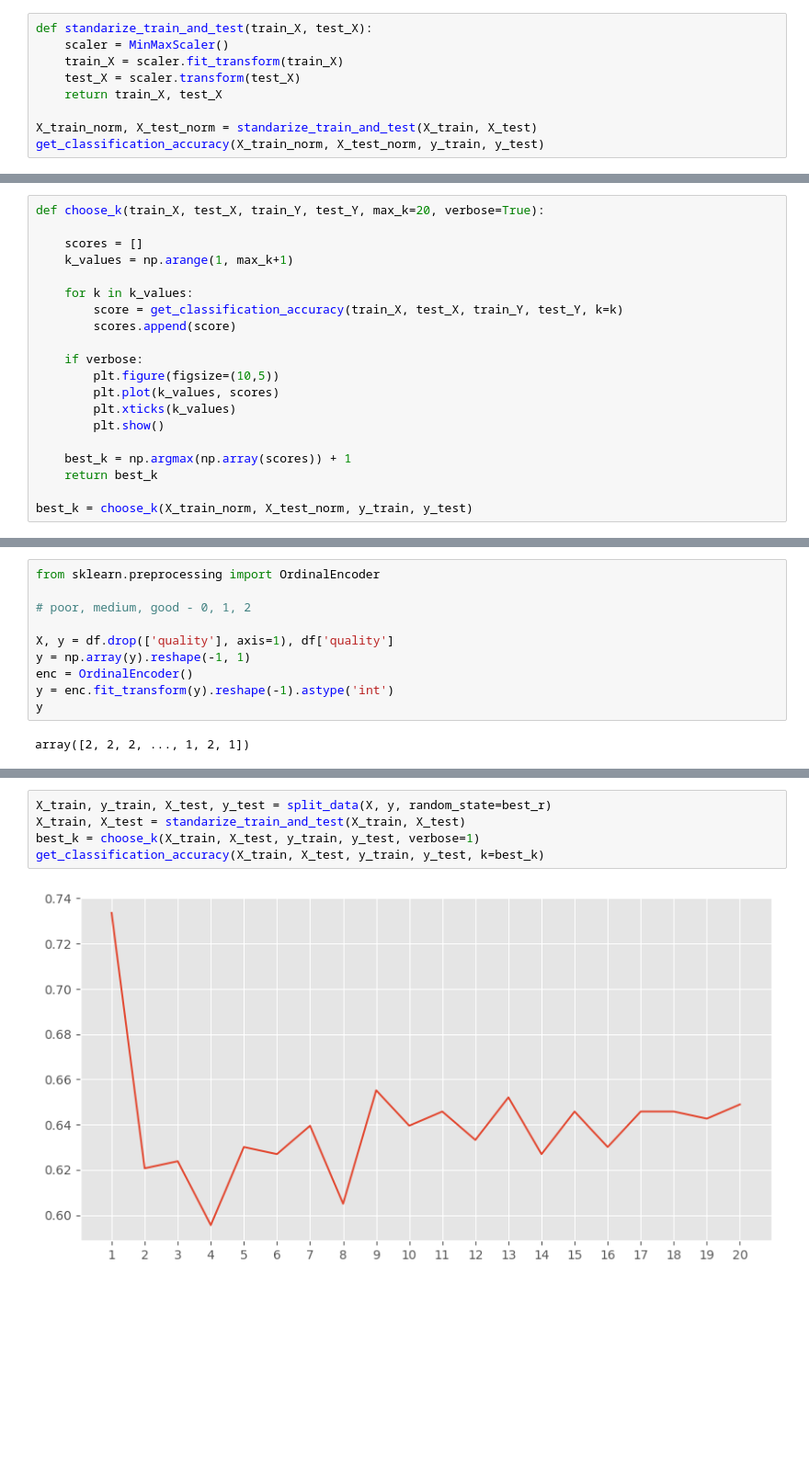
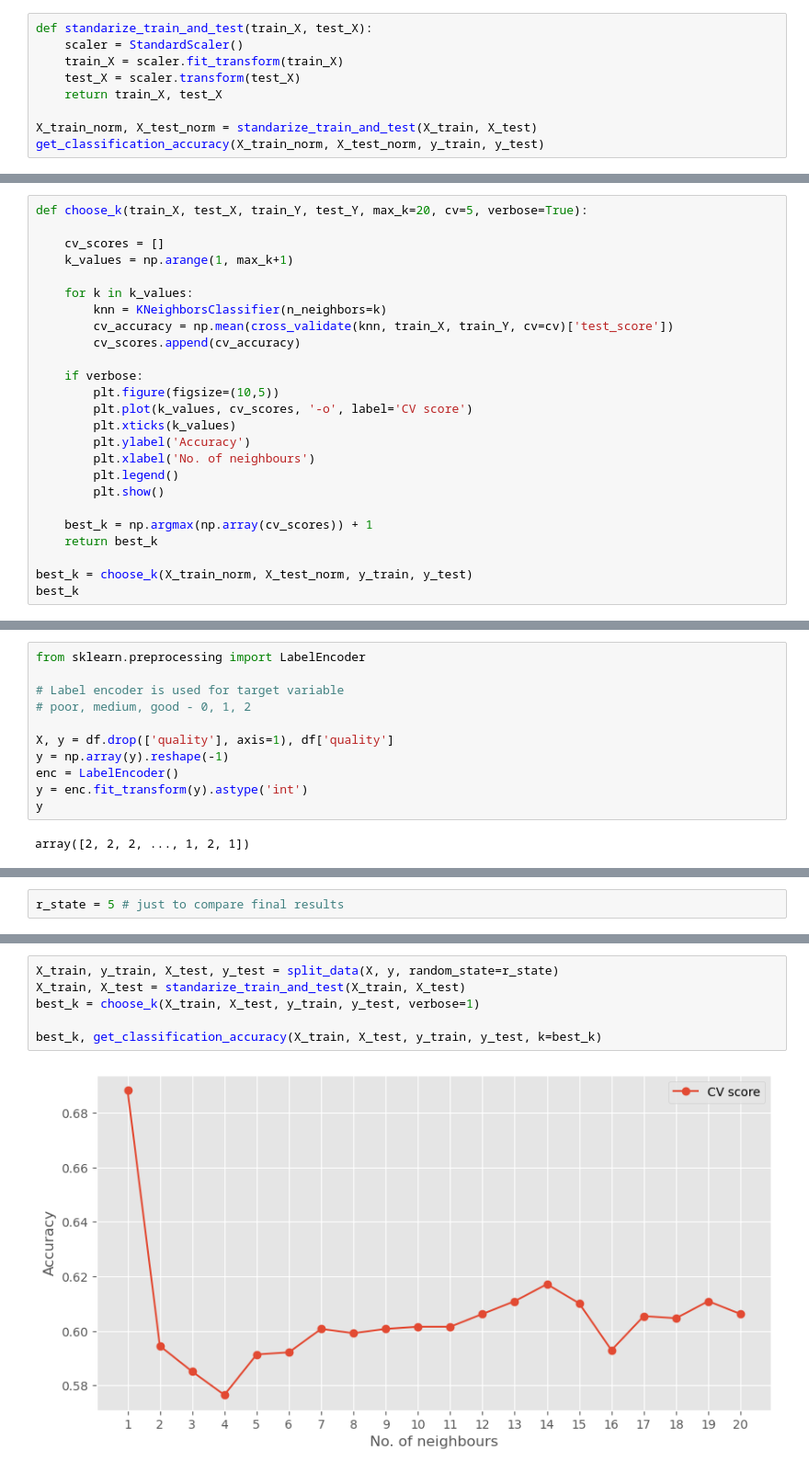
Before and after one commit to kamil271e/snum-lab, a Jupyter notebook: lab3_knn/Exercices_knn.ipynb, the cells around one changed output, grey strips where cells are left out. Shown: that part at 92% size. Cells and saved outputs as stored; diff of their text form; blank space fills up the shorter version.

```diff
--- a/lab3_knn/Exercices_knn.ipynb
+++ b/lab3_knn/Exercices_knn.ipynb
@@ -146,7 +139,7 @@ Try other standarization methods to verify the standarization procedure influenc
 standarize_train_and_test should return 2 dataFrames - with normalized train and normalized test sets.
 # %%
 def standarize_train_and_test(train_X, test_X):
-    scaler = MinMaxScaler()
+    scaler = StandardScaler()
     train_X = scaler.fit_transform(train_X)
     test_X = scaler.transform(test_X)
     return train_X, test_X
@@ -161,23 +154,28 @@ Using obtained in previous exercices train set with normalization/standarization
 
 See https://scikit-learn.org/stable/modules/generated/sklearn.model_selection.cross_validate.html for more info about cross validation in sklearn.
 # %%
-def choose_k(train_X, test_X, train_Y, test_Y, max_k=20, verbose=True):
+def choose_k(train_X, test_X, train_Y, test_Y, max_k=20, cv=5, verbose=True):
 
-    scores = []
+    cv_scores = []
     k_values = np.arange(1, max_k+1)
 
     for k in k_values:
-        score = get_classification_accuracy(train_X, test_X, train_Y, test_Y, k=k)
-        scores.append(score)
+        knn = KNeighborsClassifier(n_neighbors=k)
+        cv_accuracy = np.mean(cross_validate(knn, train_X, train_Y, cv=cv)['test_score'])
+        cv_scores.append(cv_accuracy)
 
     if verbose:
         plt.figure(figsize=(10,5))
-        plt.plot(k_values, scores)
+        plt.plot(k_values, cv_scores, '-o', label='CV score')
         plt.xticks(k_values)
+        plt.ylabel('Accuracy')
+        plt.xlabel('No. of neighbours')
+        plt.legend()
         plt.show()
 
-    best_k = np.argmax(np.array(scores)) + 1
+    best_k = np.argmax(np.array(cv_scores)) + 1
     return best_k
 
 best_k = choose_k(X_train_norm, X_test_norm, y_train, y_test)
+best_k
 # %% [output]
@@ -205,14 +204,15 @@ df.head()
 | 3 | 11.2 | 0.28 | 0.56 | 1.9 | 0.075 | 17.0 | ... |
 | 4 | 7.4 | 0.70 | 0.00 | 1.9 | 0.076 | 11.0 | ... |
 # %%
-from sklearn.preprocessing import OrdinalEncoder
+from sklearn.preprocessing import LabelEncoder
 
+# Label encoder is used for target variable
 # poor, medium, good - 0, 1, 2
 
 X, y = df.drop(['quality'], axis=1), df['quality']
-y = np.array(y).reshape(-1, 1)
-enc = OrdinalEncoder()
-y = enc.fit_transform(y).reshape(-1).astype('int')
+y = np.array(y).reshape(-1)
+enc = LabelEncoder()
+y = enc.fit_transform(y).astype('int')
 y
 # %% [output]
 array([2, 2, 2, ..., 1, 2, 1])
@@ -233,0 +234,2 @@ best_r
+# %%
+r_state = 5 # just to compare final results
@@ -234,7 +240,8 @@ best_r
 # %%
-X_train, y_train, X_test, y_test = split_data(X, y, random_state=best_r)
+X_train, y_train, X_test, y_test = split_data(X, y, random_state=r_state)
 X_train, X_test = standarize_train_and_test(X_train, X_test)
 best_k = choose_k(X_train, X_test, y_train, y_test, verbose=1)
-get_classification_accuracy(X_train, X_test, y_train, y_test, k=best_k)
+
+best_k, get_classification_accuracy(X_train, X_test, y_train, y_test, k=best_k)
 # %% [output]
-[figure, old version]
+[figure, new version]
```
Also changed, not shown: parts of 11 cells of this notebook, 1 other file.
